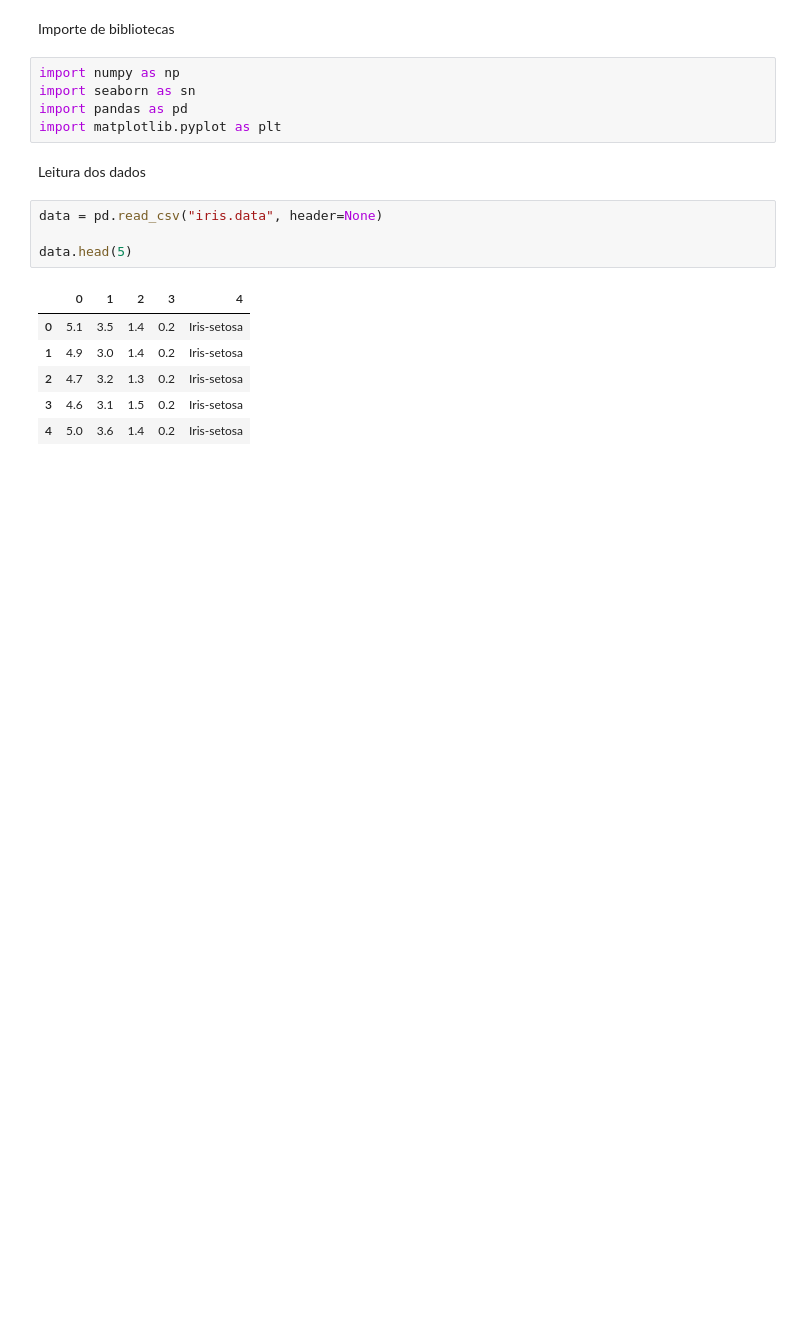
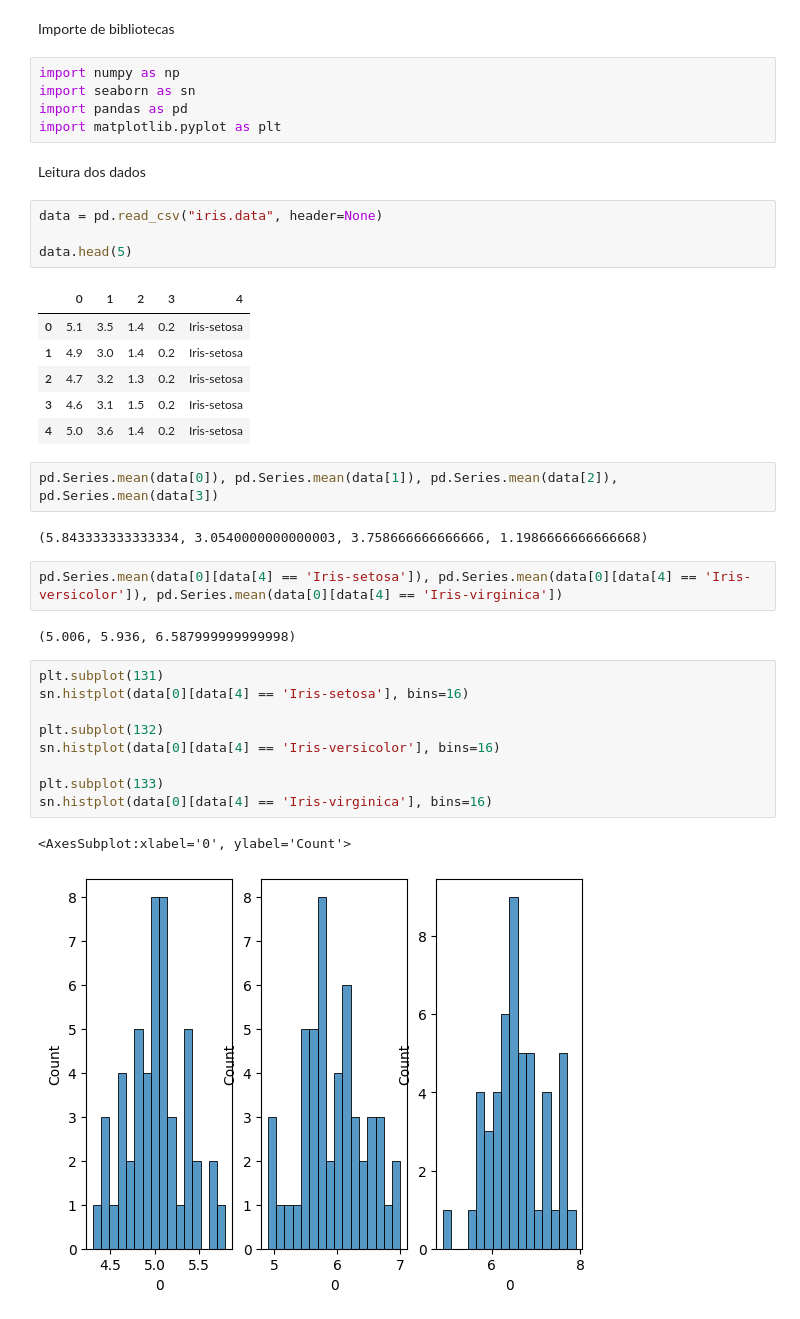
Before and after one commit to laviniacaldas/eda_iris, a Jupyter notebook: Analise_Exploratoria.ipynb, the cells around one changed output. Saved outputs shown, nothing was run; the diff lists cells and outputs as text; blank space fills up the shorter version.

```diff
--- a/Analise_Exploratoria.ipynb
+++ b/Analise_Exploratoria.ipynb
@@ -18,3 +18,23 @@ data.head(5)
 | 2 | 4.7 | 3.2 | 1.3 | 0.2 | Iris-setosa |
 | 3 | 4.6 | 3.1 | 1.5 | 0.2 | Iris-setosa |
 | 4 | 5.0 | 3.6 | 1.4 | 0.2 | Iris-setosa |
+# %%
+pd.Series.mean(data[0]), pd.Series.mean(data[1]), pd.Series.mean(data[2]), pd.Series.mean(data[3])
+# %% [output]
+(5.843333333333334, 3.0540000000000003, 3.758666666666666, 1.1986666666666668)
+# %%
+pd.Series.mean(data[0][data[4] == 'Iris-setosa']), pd.Series.mean(data[0][data[4] == 'Iris-versicolor']), pd.Series.mean(data[0][data[4] == 'Iris-virginica'])
+# %% [output]
+(5.006, 5.936, 6.587999999999998)
+# %%
+plt.subplot(131)
+sn.histplot(data[0][data[4] == 'Iris-setosa'], bins=16)
+
+plt.subplot(132)
+sn.histplot(data[0][data[4] == 'Iris-versicolor'], bins=16)
+
+plt.subplot(133)
+sn.histplot(data[0][data[4] == 'Iris-virginica'], bins=16)
+# %% [output]
+<AxesSubplot:xlabel='0', ylabel='Count'>
+[figure, added]
```
Also changed, not shown: parts of 4 cells of this notebook.
